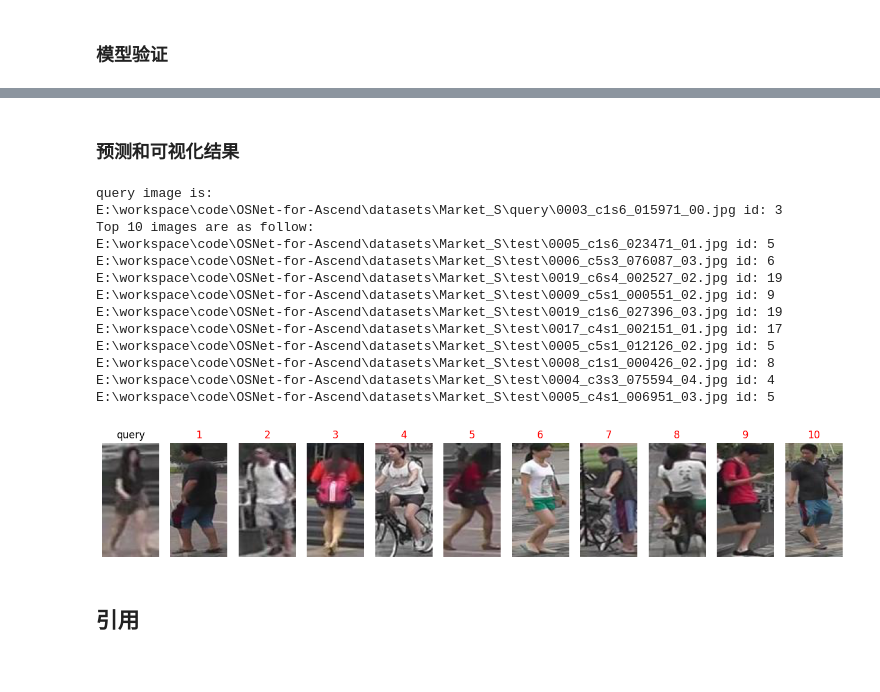
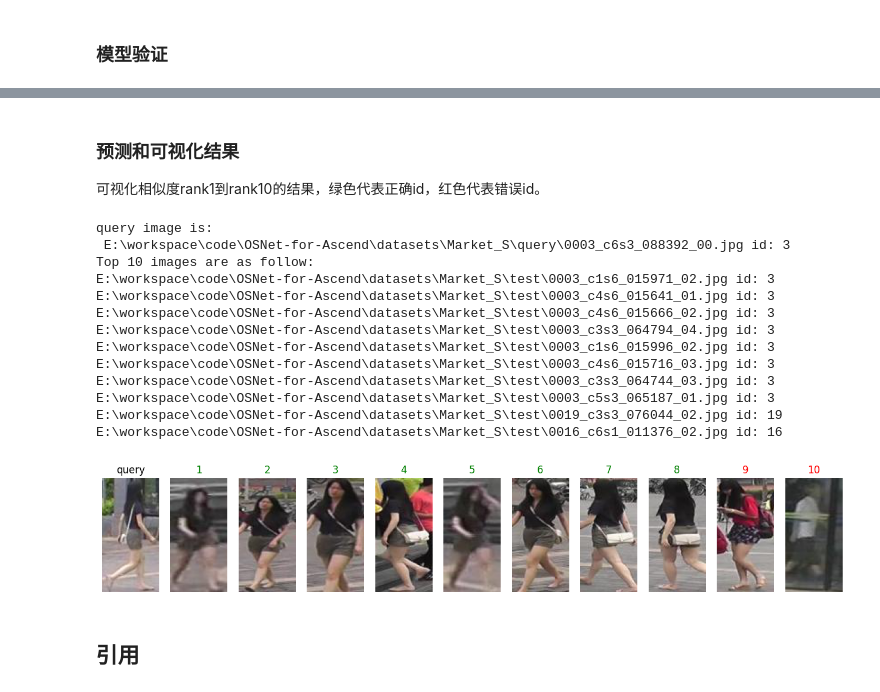
Before and after one commit to xioyodd/OSNet-for-Ascend, a Jupyter notebook: OSNet.ipynb, the cells around one changed output, grey strips where cells are left out. Cells and saved outputs as stored; diff of their text form; code cells hidden in the pictures.

```diff
--- a/OSNet.ipynb
+++ b/OSNet.ipynb
@@ -404,6 +403,7 @@ Market-1501数据集[1]在清华开放环境通过6个摄像头采集得到，
 class Market_S():
     _junk_pids = [0, -1]
     dataset_dir = 'Market_S'
+    # dataset_dir = 'market1501/Market-1501-v15.09.15'
 
     def __init__(self, root='', mode='train', verbose=True, **kwargs):
         self.root = osp.abspath(osp.expanduser(root))
@@ -411,6 +411,9 @@ class Market_S():
         self.train_dir = osp.join(self.data_dir, 'train')
         self.query_dir = osp.join(self.data_dir, 'query')
         self.gallery_dir = osp.join(self.data_dir, 'test')
+        # self.train_dir = osp.join(self.data_dir, 'bounding_box_train')
+        # self.query_dir = osp.join(self.data_dir, 'query')
+        # self.gallery_dir = osp.join(self.data_dir, 'bounding_box_test')
         train = self.process_dir(self.train_dir, relabel=True)
         query = self.process_dir(self.query_dir, relabel=False)
         gallery = self.process_dir(self.gallery_dir, relabel=False)
@@ -475,7 +478,7 @@ class Market_S():
         if self.mode == 'train':
             return img, pid
 
-        return img, pid, camid
+        return img, pid, camid, img_path
 
     def __len__(self):
         return len(self.data)
@@ -584,9 +587,9 @@ def dataset_creator(
         ])
         data_set = data_set.map(operations=transforms, input_columns=['img'])
         data_set = data_set.batch(batch_size=batch_size_train, drop_remainder=True)
-        return num_pids, data_set, dataset_
+        return num_pids, data_set
 
-    data_set = ds.GeneratorDataset(dataset_, ['img', 'pid', 'camid'], python_multiprocessing=False, num_parallel_workers=workers)
+    data_set = ds.GeneratorDataset(dataset_, ['img', 'pid', 'camid', 'img_path'], python_multiprocessing=False, num_parallel_workers=workers)
     transforms = Compose([
         Resize((height, width)),
         Rescale(1.0 / 255.0, 0.0),
@@ -595,7 +598,7 @@ def dataset_creator(
     ])
     data_set = data_set.map(operations=transforms, input_columns=['img'])
     data_set = data_set.batch(batch_size=batch_size_test, drop_remainder=False)
-    return num_pids, data_set, dataset_
+    return num_pids, data_set
 # %% [markdown]
 ## 模型训练与评估
 # %% [markdown]
@@ -938,59 +949,78 @@ Rank-10 : 70.0%
 Rank-20 : 78.6%
 # %% [markdown]
 ### 预测和可视化结果
+
+可视化相似度rank1到rank10的结果，绿色代表正确id，红色代表错误id。
 # %%
-# visualization
 import matplotlib
 import matplotlib.pyplot as plt
 
 def imshow(path, title=None):
     im = plt.imread(path)
     plt.imshow(im)
     if title is not None:
         plt.title(title)
-def sort_img(distmat,query_index):
-    # print(distmat[query_index])
-    index = np.argsort(distmat[query_index])
-    # print(index)
+def sort_img(distmat, ql, qc, gl, gc):
+#     print(distmat)
+    index = np.argsort(distmat)
+#     print(index)
+    # index = index[::-1]
+    # index = index[0:2000]
+    # good index
+    query_index = np.argwhere(gl==ql)
+    #same camera
+    camera_index = np.argwhere(gc==qc)
+    #good_index = np.setdiff1d(query_index, camera_index, assume_unique=True)
+    junk_index1 = np.argwhere(gl==0)
+    junk_index2 = np.intersect1d(query_index, camera_index)
+    junk_index = np.append(junk_index2, junk_index1)
+    mask = np.in1d(index, junk_index, invert=True)
+    index = index[mask]
+#     print(len(index))
     return index
 
-query_index = 0
-index = sort_img(distmat, query_index)
-query_path, query_label, camid, _ = query_data.data[query_index]
-print('query image is:')
-print(query_path,'id:', query_label)
+query_index = 5
+index = sort_img(distmat[query_index], q_pids[query_index], q_camids[query_index], g_pids, g_camids)
+
+# print(len(q_img_paths))
+query_path = q_img_paths[query_index]
+query_label = q_pids[query_index]
+print('query image is:\n',query_path,'id:', query_label)
 print('Top 10 images are as follow:')
 fig = plt.figure(figsize=(16,4))
 ax = plt.subplot(1,11,1)
 ax.axis('off')
 imshow(query_path,'query')
 for i in range(10):
     ax = plt.subplot(1,11,i+2)
     ax.axis('off')
-    img_path, label, camid, _ = gallery_data.data[index[i]]
+    img_path = g_img_paths[index[i]]
+    label = g_pids[index[i]]
+    # print(index[i])
+    # print(distmat[query_index][index[i]])
     if label == query_label:
         ax.set_title('%d'%(i+1), color='green')
     else:
         ax.set_title('%d'%(i+1), color='red')
     imshow(img_path)
     print(img_path, 'id:', label)
 fig.savefig("show.png")
 plt.show()
 # %% [output]
 query image is:
-E:\workspace\code\OSNet-for-Ascend\datasets\Market_S\query\0003_c1s6_015971_00.jpg id: 3
+ E:\workspace\code\OSNet-for-Ascend\datasets\Market_S\query\0003_c6s3_088392_00.jpg id: 3
 Top 10 images are as follow:
-E:\workspace\code\OSNet-for-Ascend\datasets\Market_S\test\0005_c1s6_023471_01.jpg id: 5
-E:\workspace\code\OSNet-for-Ascend\datasets\Market_S\test\0006_c5s3_076087_03.jpg id: 6
-E:\workspace\code\OSNet-for-Ascend\datasets\Market_S\test\0019_c6s4_002527_02.jpg id: 19
-E:\workspace\code\OSNet-for-Ascend\datasets\Market_S\test\0009_c5s1_000551_02.jpg id: 9
-E:\workspace\code\OSNet-for-Ascend\datasets\Market_S\test\0019_c1s6_027396_03.jpg id: 19
-E:\workspace\code\OSNet-for-Ascend\datasets\Market_S\test\0017_c4s1_002151_01.jpg id: 17
-E:\workspace\code\OSNet-for-Ascend\datasets\Market_S\test\0005_c5s1_012126_02.jpg id: 5
-E:\workspace\code\OSNet-for-Ascend\datasets\Market_S\test\0008_c1s1_000426_02.jpg id: 8
-E:\workspace\code\OSNet-for-Ascend\datasets\Market_S\test\0004_c3s3_075594_04.jpg id: 4
-E:\workspace\code\OSNet-for-Ascend\datasets\Market_S\test\0005_c4s1_006951_03.jpg id: 5
+E:\workspace\code\OSNet-for-Ascend\datasets\Market_S\test\0003_c1s6_015971_02.jpg id: 3
+E:\workspace\code\OSNet-for-Ascend\datasets\Market_S\test\0003_c4s6_015641_01.jpg id: 3
+E:\workspace\code\OSNet-for-Ascend\datasets\Market_S\test\0003_c4s6_015666_02.jpg id: 3
+E:\workspace\code\OSNet-for-Ascend\datasets\Market_S\test\0003_c3s3_064794_04.jpg id: 3
+E:\workspace\code\OSNet-for-Ascend\datasets\Market_S\test\0003_c1s6_015996_02.jpg id: 3
+E:\workspace\code\OSNet-for-Ascend\datasets\Market_S\test\0003_c4s6_015716_03.jpg id: 3
+E:\workspace\code\OSNet-for-Ascend\datasets\Market_S\test\0003_c3s3_064744_03.jpg id: 3
+E:\workspace\code\OSNet-for-Ascend\datasets\Market_S\test\0003_c5s3_065187_01.jpg id: 3
+E:\workspace\code\OSNet-for-Ascend\datasets\Market_S\test\0019_c3s3_076044_02.jpg id: 19
+E:\workspace\code\OSNet-for-Ascend\datasets\Market_S\test\0016_c6s1_011376_02.jpg id: 16
-[figure, old version]
+[figure, new version]
 # %% [markdown]
 ## 引用
 # %% [markdown]
```
Also changed, not shown: parts of 7 cells of this notebook.
